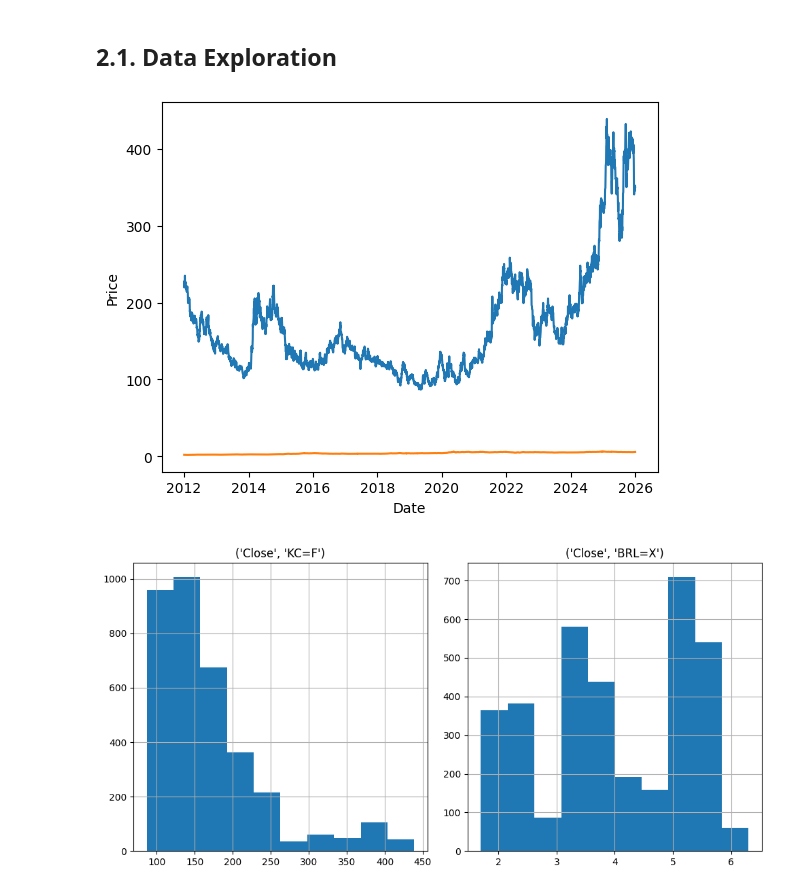
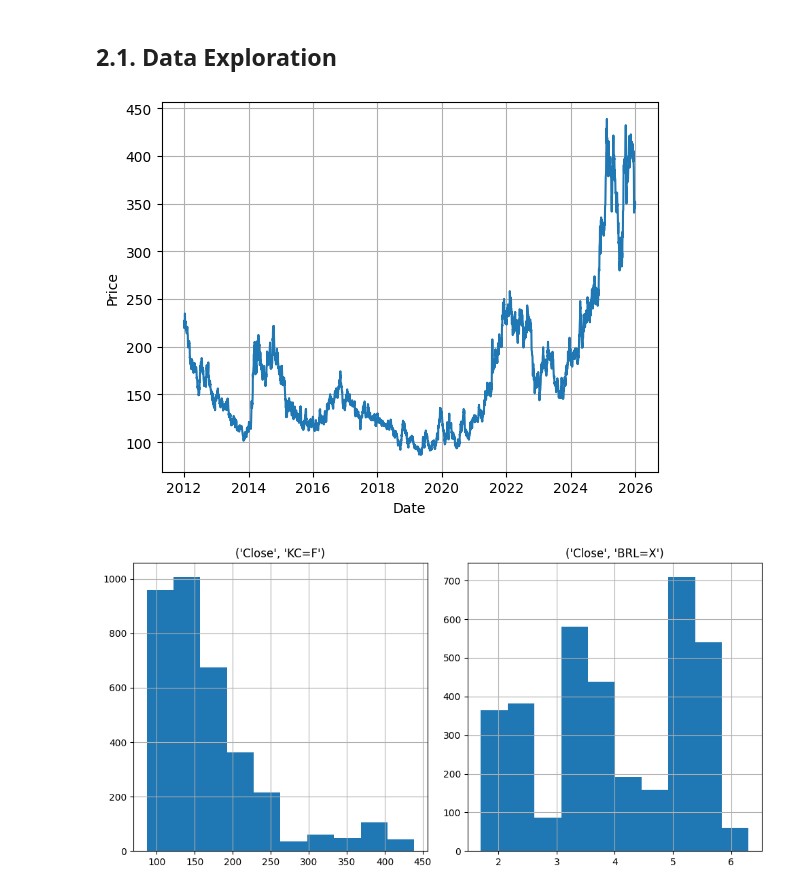
Before and after one commit to eulergomees/lstm_coffee_price, a Jupyter notebook: lstm_coffee_price.ipynb, the cells around one changed output. Drawn from its saved outputs; the diff is of its cells as text; code cells hidden in the pictures.

Commit message:
refactor: coffee price charts

```diff
--- a/lstm_coffee_price.ipynb
+++ b/lstm_coffee_price.ipynb
@@ -114,12 +114,13 @@ df
 # %% [markdown]
 ## 2.1. Data Exploration
 # %%
-plt.plot(df)
+plt.plot(df['Close','KC=F'])
+plt.grid(True)
 plt.xlabel('Date')
 plt.ylabel('Price')
 plt.show()
 # %% [output]
-[figure, old version]
+[figure, new version]
 # %%
 df.hist(column='Close', figsize = (10,5))
 plt.tight_layout()
```
